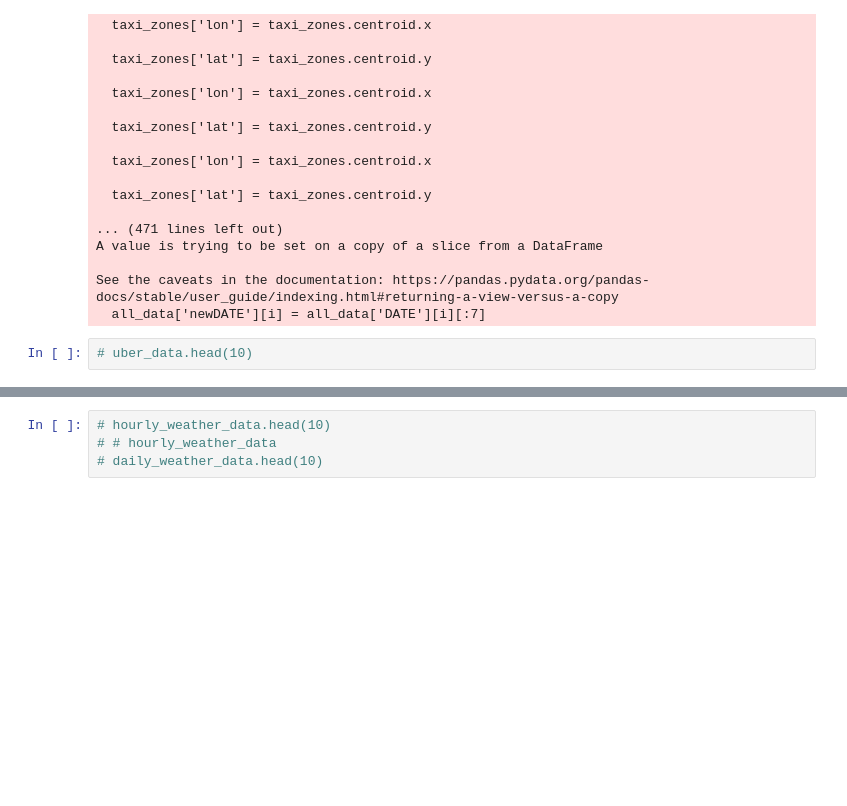
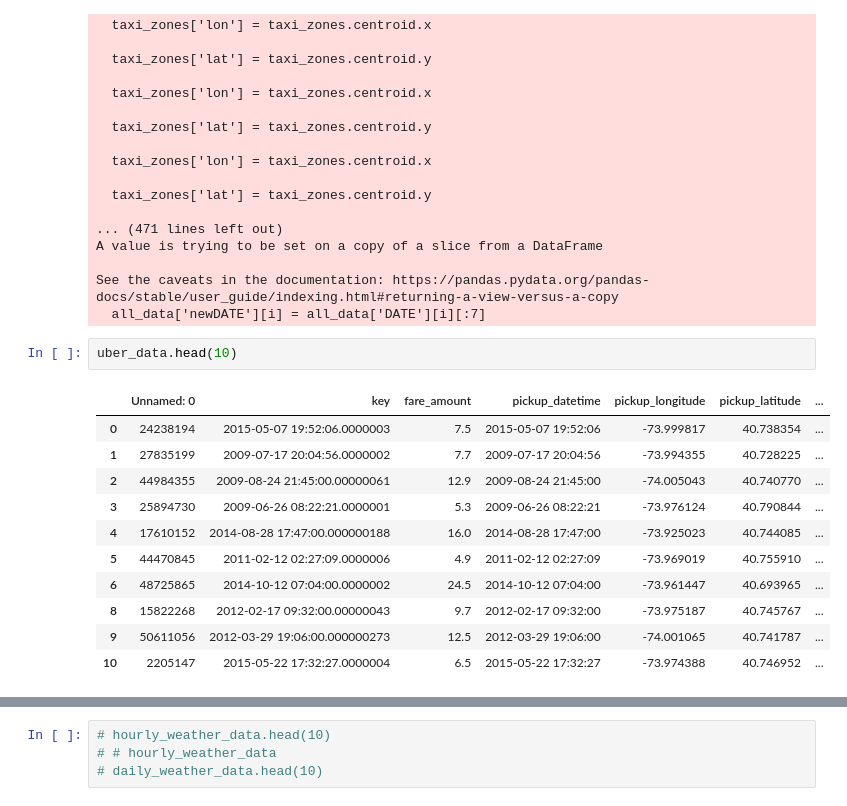
Before and after one commit to laurelhickey/Tools_for_Analytics_Project, a Jupyter notebook: Project Scaffolding.ipynb, the cells around one changed output, grey strips where cells are left out. Drawn from its saved outputs; the diff is of its cells as text; blank space fills up the shorter version.

```diff
--- a/Project Scaffolding.ipynb
+++ b/Project Scaffolding.ipynb
@@ -448,5 +429,17 @@ A value is trying to be set on a copy of a slice from a DataFrame
 See the caveats in the documentation: https://pandas.pydata.org/pandas-docs/stable/user_guide/indexing.html#returning-a-view-versus-a-copy
   all_data['newDATE'][i] = all_data['DATE'][i][:7]
 # %%
-# uber_data.head(10)
+uber_data.head(10)
+# %% [output]
+|  | Unnamed: 0 | key | fare_amount | pickup_datetime | pickup_longitude | pickup_latitude | ... |
+| 0 | 24238194 | 2015-05-07 19:52:06.0000003 | 7.5 | 2015-05-07 19:52:06 | -73.999817 | 40.738354 | ... |
+| 1 | 27835199 | 2009-07-17 20:04:56.0000002 | 7.7 | 2009-07-17 20:04:56 | -73.994355 | 40.728225 | ... |
+| 2 | 44984355 | 2009-08-24 21:45:00.00000061 | 12.9 | 2009-08-24 21:45:00 | -74.005043 | 40.740770 | ... |
+| 3 | 25894730 | 2009-06-26 08:22:21.0000001 | 5.3 | 2009-06-26 08:22:21 | -73.976124 | 40.790844 | ... |
+| 4 | 17610152 | 2014-08-28 17:47:00.000000188 | 16.0 | 2014-08-28 17:47:00 | -73.925023 | 40.744085 | ... |
+| 5 | 44470845 | 2011-02-12 02:27:09.0000006 | 4.9 | 2011-02-12 02:27:09 | -73.969019 | 40.755910 | ... |
+| 6 | 48725865 | 2014-10-12 07:04:00.0000002 | 24.5 | 2014-10-12 07:04:00 | -73.961447 | 40.693965 | ... |
+| 8 | 15822268 | 2012-02-17 09:32:00.00000043 | 9.7 | 2012-02-17 09:32:00 | -73.975187 | 40.745767 | ... |
+| 9 | 50611056 | 2012-03-29 19:06:00.000000273 | 12.5 | 2012-03-29 19:06:00 | -74.001065 | 40.741787 | ... |
+| 10 | 2205147 | 2015-05-22 17:32:27.0000004 | 6.5 | 2015-05-22 17:32:27 | -73.974388 | 40.746952 | ... |
 # %%
```
Also changed, not shown: parts of 12 cells of this notebook.
